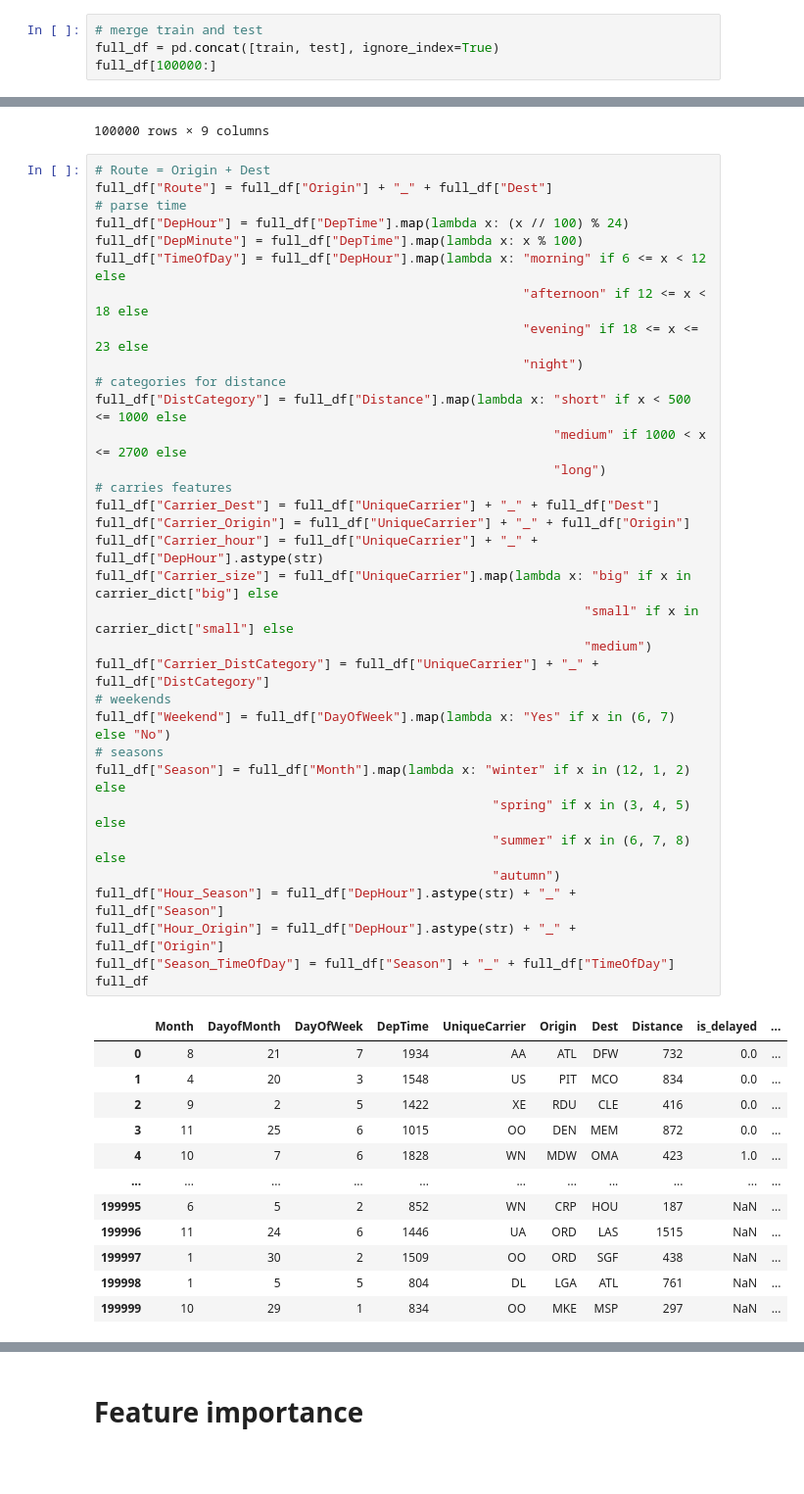
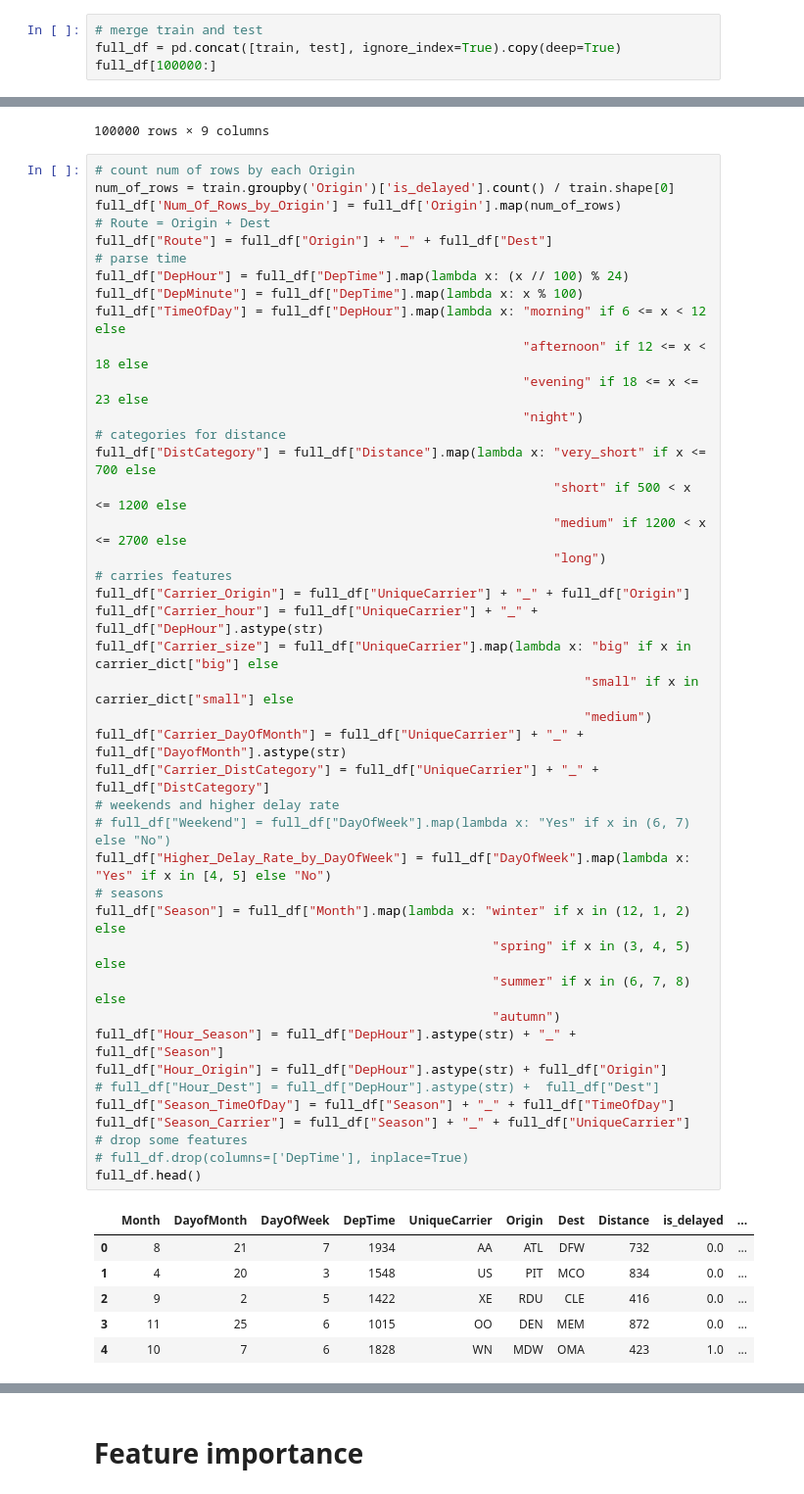
Before and after one commit to ArtsiomShatsernik/projects, a Jupyter notebook: flight_delays/flight_delay.ipynb, the cells around one changed output, grey strips where cells are left out. Shown: that part at 98% size. Drawn from its saved outputs; the diff is of its cells as text; blank space fills up the shorter version.

```diff
--- a/flight_delays/flight_delay.ipynb
+++ b/flight_delays/flight_delay.ipynb
@@ -201,7 +226,7 @@ Name: Distance, dtype: float64
 # Feature engineering
 # %%
 # merge train and test
-full_df = pd.concat([train, test], ignore_index=True)
+full_df = pd.concat([train, test], ignore_index=True).copy(deep=True)
 full_df[100000:]
 # %% [output]
 |  | Month | DayofMonth | DayOfWeek | DepTime | UniqueCarrier | Origin | Dest | Distance | is_delayed |
@@ -218,48 +243,51 @@ full_df[100000:]
 | 199999 | 10 | 29 | 1 | 834 | OO | MKE | MSP | 297 | NaN |
 100000 rows × 9 columns
 # %%
+# count num of rows by each Origin
+num_of_rows = train.groupby('Origin')['is_delayed'].count() / train.shape[0]
+full_df['Num_Of_Rows_by_Origin'] = full_df['Origin'].map(num_of_rows)
 # Route = Origin + Dest
 full_df["Route"] = full_df["Origin"] + "_" + full_df["Dest"]
 # parse time
 full_df["DepHour"] = full_df["DepTime"].map(lambda x: (x // 100) % 24)
 full_df["DepMinute"] = full_df["DepTime"].map(lambda x: x % 100)
 full_df["TimeOfDay"] = full_df["DepHour"].map(lambda x: "morning" if 6 <= x < 12 else
                                                         "afternoon" if 12 <= x < 18 else
                                                         "evening" if 18 <= x <= 23 else
                                                         "night")
 # categories for distance
-full_df["DistCategory"] = full_df["Distance"].map(lambda x: "short" if x < 500 <= 1000 else
-                                                            "medium" if 1000 < x <= 2700 else
+full_df["DistCategory"] = full_df["Distance"].map(lambda x: "very_short" if x <= 700 else
+                                                            "short" if 500 < x <= 1200 else
+                                                            "medium" if 1200 < x <= 2700 else
                                                             "long")
 # carries features
-full_df["Carrier_Dest"] = full_df["UniqueCarrier"] + "_" + full_df["Dest"]
 full_df["Carrier_Origin"] = full_df["UniqueCarrier"] + "_" + full_df["Origin"]
 full_df["Carrier_hour"] = full_df["UniqueCarrier"] + "_" + full_df["DepHour"].astype(str)
 full_df["Carrier_size"] = full_df["UniqueCarrier"].map(lambda x: "big" if x in carrier_dict["big"] else
                                                                 "small" if x in carrier_dict["small"] else
                                                                 "medium")
+full_df["Carrier_DayOfMonth"] = full_df["UniqueCarrier"] + "_" + full_df["DayofMonth"].astype(str)
 full_df["Carrier_DistCategory"] = full_df["UniqueCarrier"] + "_" + full_df["DistCategory"]
-# weekends
-full_df["Weekend"] = full_df["DayOfWeek"].map(lambda x: "Yes" if x in (6, 7) else "No")
+# weekends and higher delay rate
+# full_df["Weekend"] = full_df["DayOfWeek"].map(lambda x: "Yes" if x in (6, 7) else "No")
+full_df["Higher_Delay_Rate_by_DayOfWeek"] = full_df["DayOfWeek"].map(lambda x: "Yes" if x in [4, 5] else "No")
 # seasons
 full_df["Season"] = full_df["Month"].map(lambda x: "winter" if x in (12, 1, 2) else
                                                     "spring" if x in (3, 4, 5) else
                                                     "summer" if x in (6, 7, 8) else
                                                     "autumn")
 full_df["Hour_Season"] = full_df["DepHour"].astype(str) + "_" + full_df["Season"]
-full_df["Hour_Origin"] = full_df["DepHour"].astype(str) + "_" + full_df["Origin"]
+full_df["Hour_Origin"] = full_df["DepHour"].astype(str) + full_df["Origin"]
+# full_df["Hour_Dest"] = full_df["DepHour"].astype(str) +  full_df["Dest"]
 full_df["Season_TimeOfDay"] = full_df["Season"] + "_" + full_df["TimeOfDay"]
-full_df
+full_df["Season_Carrier"] = full_df["Season"] + "_" + full_df["UniqueCarrier"]
+# drop some features
+# full_df.drop(columns=['DepTime'], inplace=True)
+full_df.head()
 # %% [output]
 |  | Month | DayofMonth | DayOfWeek | DepTime | UniqueCarrier | Origin | Dest | Distance | is_delayed | ... |
 | 0 | 8 | 21 | 7 | 1934 | AA | ATL | DFW | 732 | 0.0 | ... |
 | 1 | 4 | 20 | 3 | 1548 | US | PIT | MCO | 834 | 0.0 | ... |
 | 2 | 9 | 2 | 5 | 1422 | XE | RDU | CLE | 416 | 0.0 | ... |
 | 3 | 11 | 25 | 6 | 1015 | OO | DEN | MEM | 872 | 0.0 | ... |
 | 4 | 10 | 7 | 6 | 1828 | WN | MDW | OMA | 423 | 1.0 | ... |
-| ... | ... | ... | ... | ... | ... | ... | ... | ... | ... | ... |
-| 199995 | 6 | 5 | 2 | 852 | WN | CRP | HOU | 187 | NaN | ... |
-| 199996 | 11 | 24 | 6 | 1446 | UA | ORD | LAS | 1515 | NaN | ... |
-| 199997 | 1 | 30 | 2 | 1509 | OO | ORD | SGF | 438 | NaN | ... |
-| 199998 | 1 | 5 | 5 | 804 | DL | LGA | ATL | 761 | NaN | ... |
-| 199999 | 10 | 29 | 1 | 834 | OO | MKE | MSP | 297 | NaN | ... |
```
Also changed, not shown: parts of 50 cells of this notebook.
